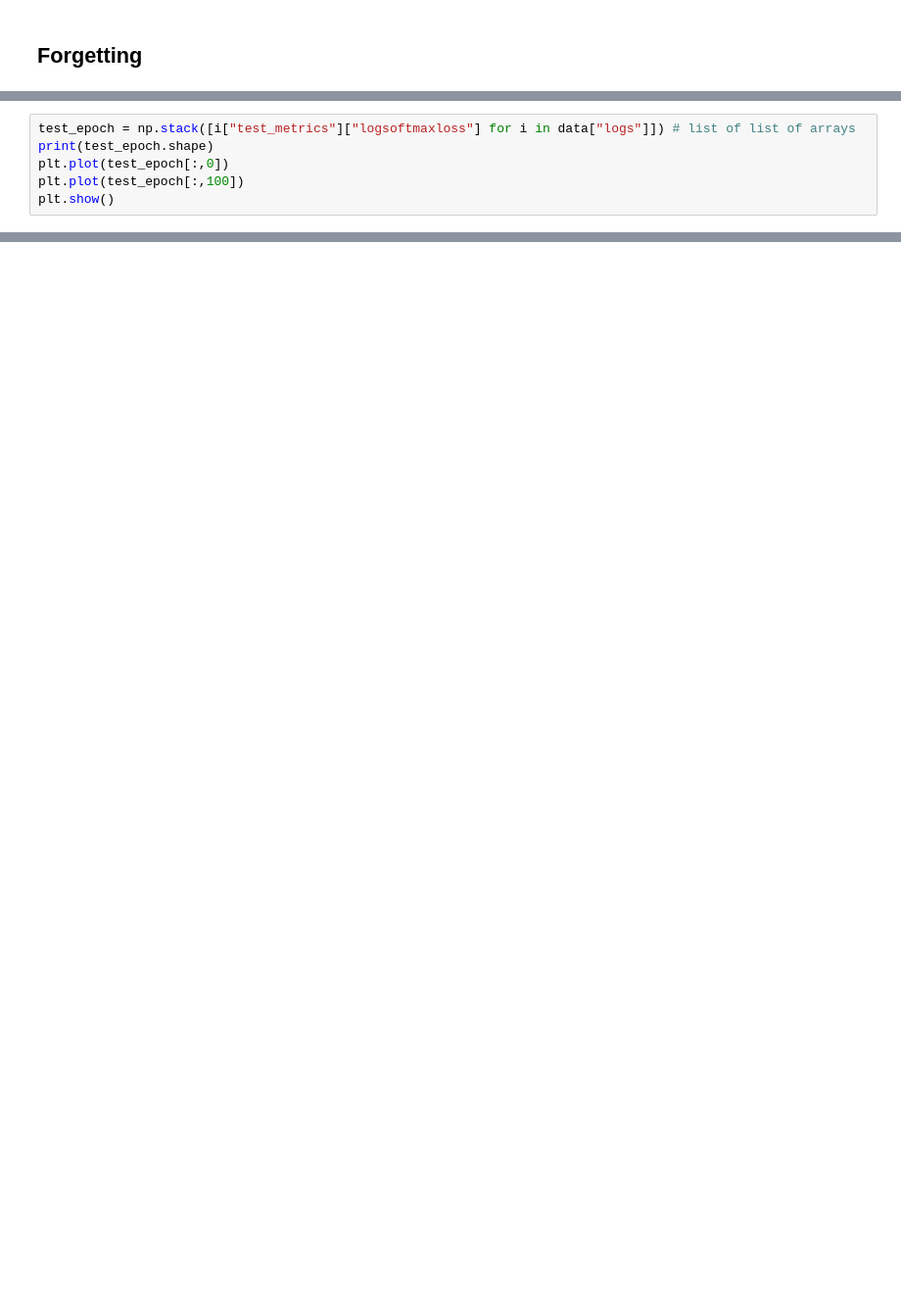
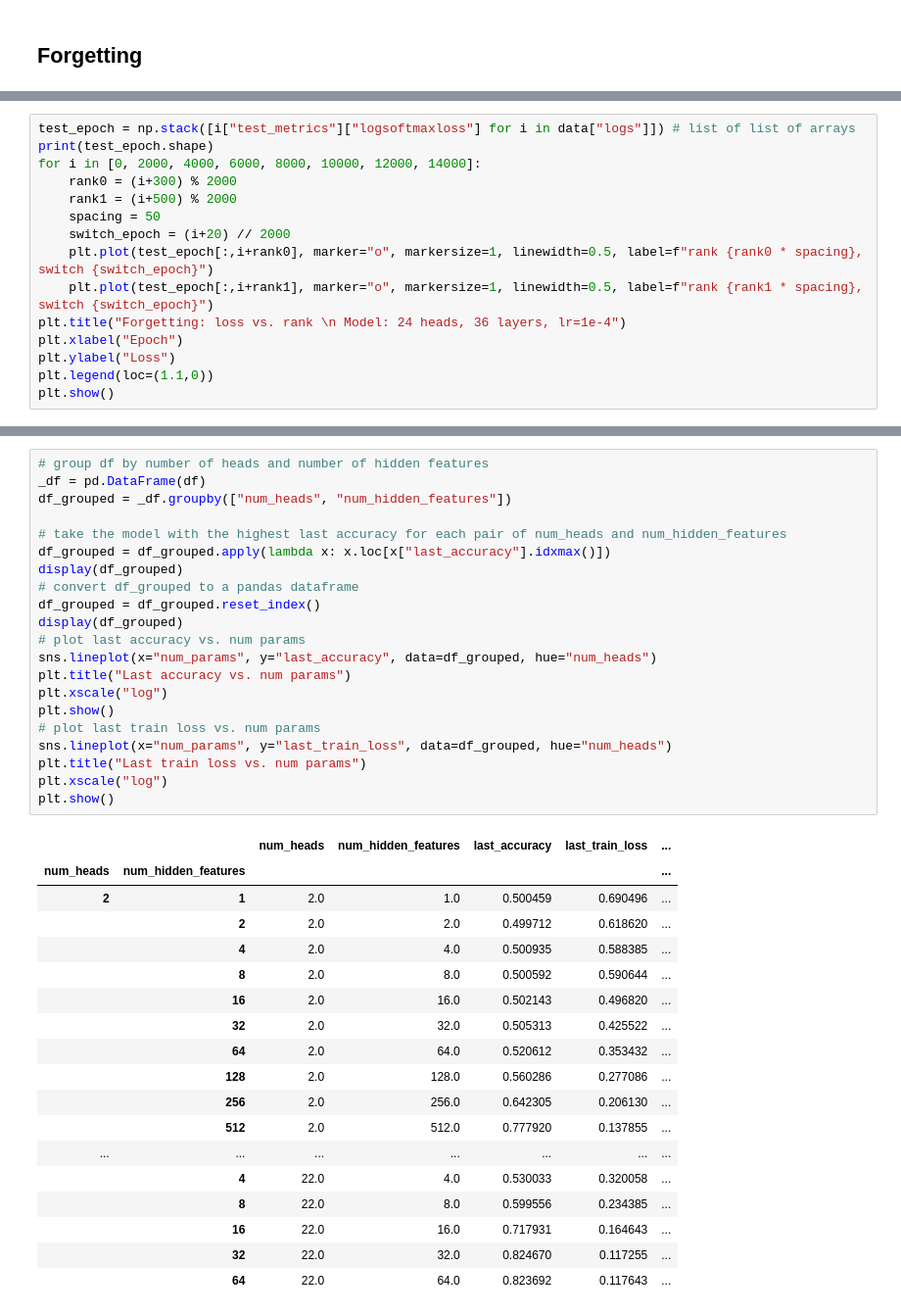
Before and after one commit to anhhuyalex/renormalization, a Jupyter notebook: icl_memorization/analysis3.ipynb, the cells around one changed output, grey strips where cells are left out. Shown at 98% size. Saved outputs shown, nothing was run; the diff lists cells and outputs as text; blank space fills up the shorter version.

```diff
--- a/icl_memorization/analysis3.ipynb
+++ b/icl_memorization/analysis3.ipynb
@@ -156,6 +120,15 @@ with open('./cache/memo_apr6_zipf_num_heads_24_num_layers_36_lr_1e-4_forget/memo
 # %%
 test_epoch = np.stack([i["test_metrics"]["logsoftmaxloss"] for i in data["logs"]]) # list of list of arrays
 print(test_epoch.shape)
-plt.plot(test_epoch[:,0])
-plt.plot(test_epoch[:,100])
+for i in [0, 2000, 4000, 6000, 8000, 10000, 12000, 14000]:
+    rank0 = (i+300) % 2000
+    rank1 = (i+500) % 2000
+    spacing = 50
+    switch_epoch = (i+20) // 2000
+    plt.plot(test_epoch[:,i+rank0], marker="o", markersize=1, linewidth=0.5, label=f"rank {rank0 * spacing}, switch {switch_epoch}")
+    plt.plot(test_epoch[:,i+rank1], marker="o", markersize=1, linewidth=0.5, label=f"rank {rank1 * spacing}, switch {switch_epoch}")
+plt.title("Forgetting: loss vs. rank \n Model: 24 heads, 36 layers, lr=1e-4")
+plt.xlabel("Epoch")
+plt.ylabel("Loss")
+plt.legend(loc=(1.1,0))
 plt.show()
@@ -164,0 +491,40 @@ plt.show()
+# %%
+# group df by number of heads and number of hidden features
+_df = pd.DataFrame(df)
+df_grouped = _df.groupby(["num_heads", "num_hidden_features"])
+
+# take the model with the highest last accuracy for each pair of num_heads and num_hidden_features
+df_grouped = df_grouped.apply(lambda x: x.loc[x["last_accuracy"].idxmax()])
+display(df_grouped)
+# convert df_grouped to a pandas dataframe
+df_grouped = df_grouped.reset_index()
+display(df_grouped)
+# plot last accuracy vs. num params
+sns.lineplot(x="num_params", y="last_accuracy", data=df_grouped, hue="num_heads")
+plt.title("Last accuracy vs. num params")
+plt.xscale("log")
+plt.show()
+# plot last train loss vs. num params
+sns.lineplot(x="num_params", y="last_train_loss", data=df_grouped, hue="num_heads")
+plt.title("Last train loss vs. num params")
+plt.xscale("log")
+plt.show()
+# %% [output]
+|  |  | num_heads | num_hidden_features | last_accuracy | last_train_loss | ... |
+| num_heads | num_hidden_features |  |  |  |  | ... |
+| 2 | 1 | 2.0 | 1.0 | 0.500459 | 0.690496 | ... |
+|  | 2 | 2.0 | 2.0 | 0.499712 | 0.618620 | ... |
+|  | 4 | 2.0 | 4.0 | 0.500935 | 0.588385 | ... |
+|  | 8 | 2.0 | 8.0 | 0.500592 | 0.590644 | ... |
+|  | 16 | 2.0 | 16.0 | 0.502143 | 0.496820 | ... |
+|  | 32 | 2.0 | 32.0 | 0.505313 | 0.425522 | ... |
+|  | 64 | 2.0 | 64.0 | 0.520612 | 0.353432 | ... |
+|  | 128 | 2.0 | 128.0 | 0.560286 | 0.277086 | ... |
+|  | 256 | 2.0 | 256.0 | 0.642305 | 0.206130 | ... |
+|  | 512 | 2.0 | 512.0 | 0.777920 | 0.137855 | ... |
+| ... | ... | ... | ... | ... | ... | ... |
+|  | 4 | 22.0 | 4.0 | 0.530033 | 0.320058 | ... |
+|  | 8 | 22.0 | 8.0 | 0.599556 | 0.234385 | ... |
+|  | 16 | 22.0 | 16.0 | 0.717931 | 0.164643 | ... |
+|  | 32 | 22.0 | 32.0 | 0.824670 | 0.117255 | ... |
+|  | 64 | 22.0 | 64.0 | 0.823692 | 0.117643 | ... |
```
Also changed, not shown: parts of 22 cells of this notebook, 4 other files.
